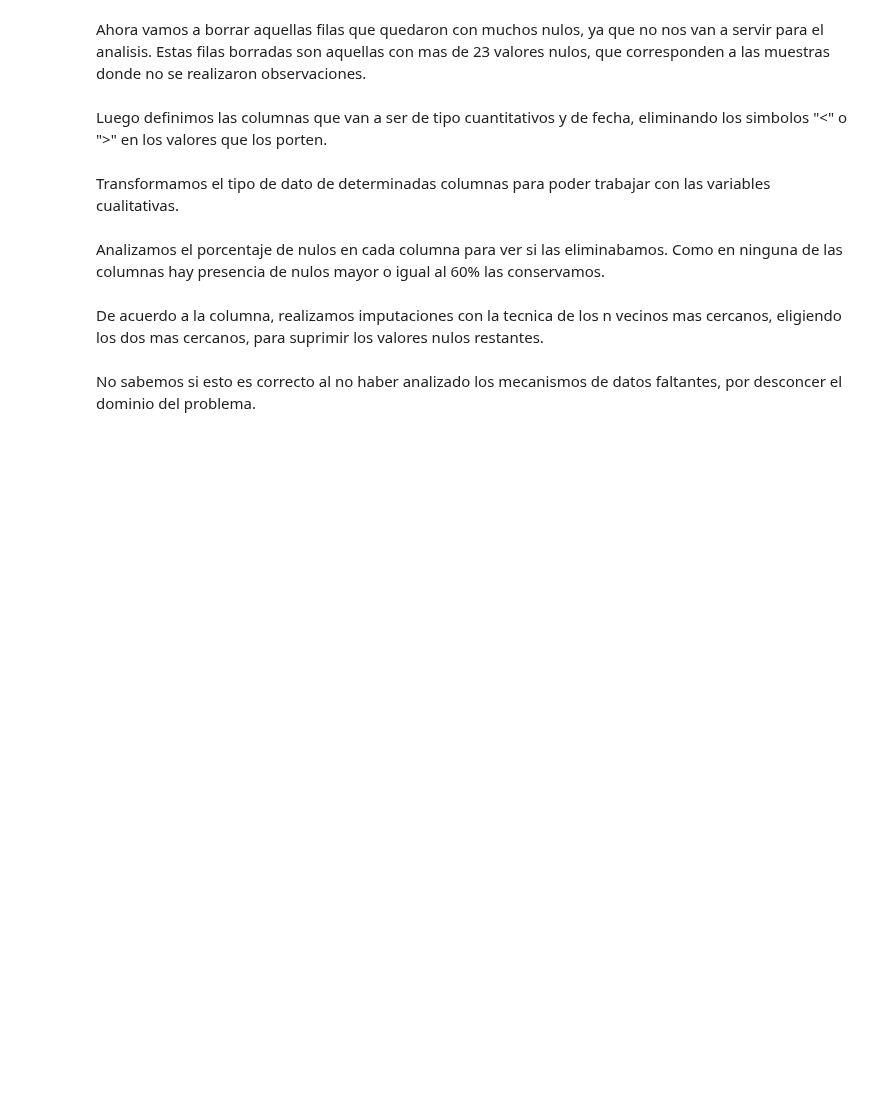
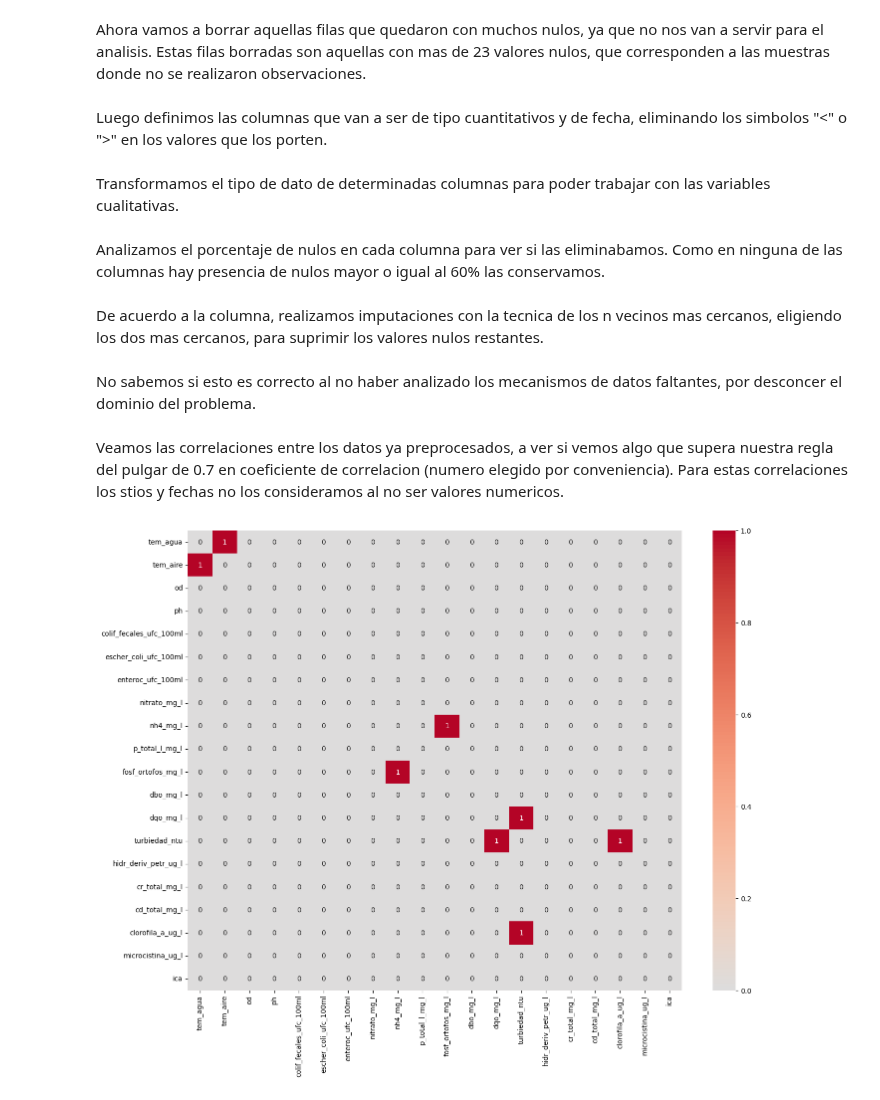
Before and after one commit to MaximoReynoso/TrabajoEspecial, a Jupyter notebook: TrabajoEspecial.ipynb, the cells around one changed output. Drawn from its saved outputs; the diff is of its cells as text; code cells hidden in the pictures; blank space fills up the shorter version.

```diff
--- a/TrabajoEspecial.ipynb
+++ b/TrabajoEspecial.ipynb
@@ -112,3 +170,27 @@ preprocessed_dataset_imputado = preprocessed_dataset[columnas_totales]
 dataset_imputado = imputer.fit_transform(preprocessed_dataset_imputado)
 
 preprocessed_dataset[columnas_totales] = dataset_imputado
+# %% [markdown]
+Veamos las correlaciones entre los datos ya preprocesados, a ver si vemos algo que supera nuestra regla del pulgar de 0.7 en coeficiente de correlacion (numero elegido por conveniencia). Para estas correlaciones los stios y fechas no los consideramos al no ser valores numericos.
+# %%
+cosas = ['sitios','fecha']
+preprocessed_dataset_a = preprocessed_dataset.drop(cosas, axis = 1)
+preprocessed_dataset_a = preprocessed_dataset_a.drop(columnas_cualitativas, axis = 1)
+
+correlation_matrix = preprocessed_dataset_a.corr()
+
+import seaborn as sns
+import matplotlib.pyplot as plt
+import numpy as np
+
+# tomamos el valor absoluto de las correlaciones, umbralamos las mayores a 0.7
+correlation_matrix_umbralizada = correlation_matrix.abs() > 0.7
+# aprovechamos y sacamos la diagonal
+np.fill_diagonal(correlation_matrix_umbralizada.values, 0)
+
+# e imprimimos la matriz como un heatmap
+plt.figure(figsize=(16,12))
+sns.heatmap(correlation_matrix_umbralizada, vmin=0.0, vmax=1.0, center=0.0, annot=True, cmap= 'coolwarm')
+plt.show()
+# %% [output]
+[figure, added]
```
Also changed, not shown: parts of 10 cells of this notebook.
